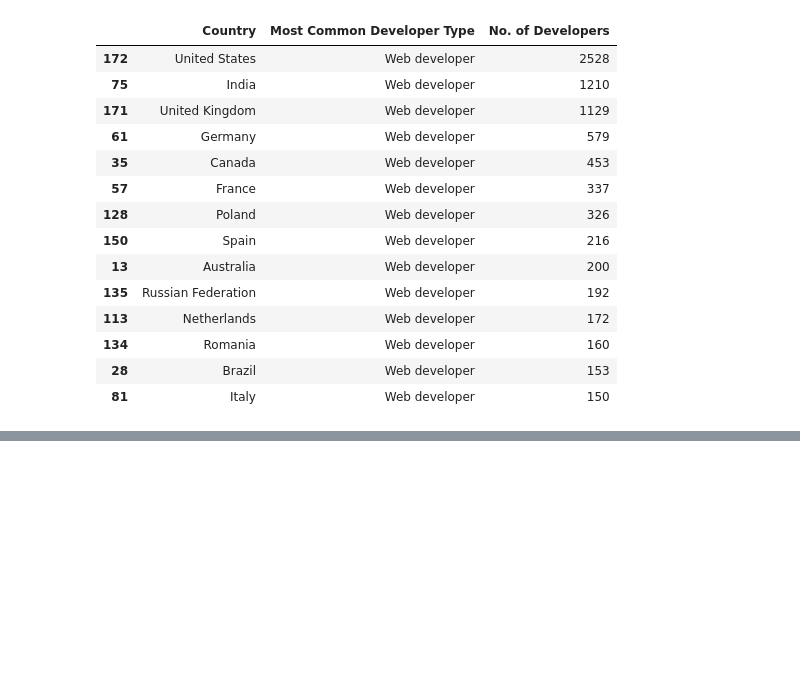
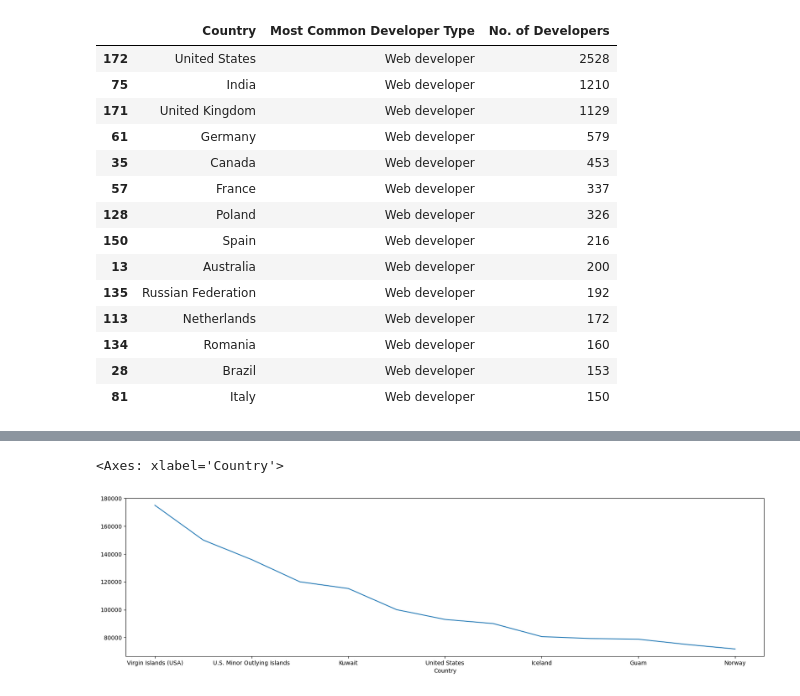
Before and after one commit to omarEssam-11/Data-Science, a Jupyter notebook: Pandas_Notes.ipynb, the cells around one changed output, grey strips where cells are left out. Saved outputs shown, nothing was run; the diff lists cells and outputs as text; code cells hidden in the pictures; blank space fills up the shorter version.

```diff
--- a/Pandas_Notes.ipynb
+++ b/Pandas_Notes.ipynb
@@ -662,0 +743,6 @@ get_most_common_developer_all_countries(country_grp).head(14)
+# %%
+bb= qq[qq >1].sort_values(ascending=False).head(13)
+bb.plot(kind='line', figsize=(20, 5))
+# %% [output]
+<Axes: xlabel='Country'>
+[figure, added]
```
Also changed, not shown: parts of 20 cells of this notebook.
